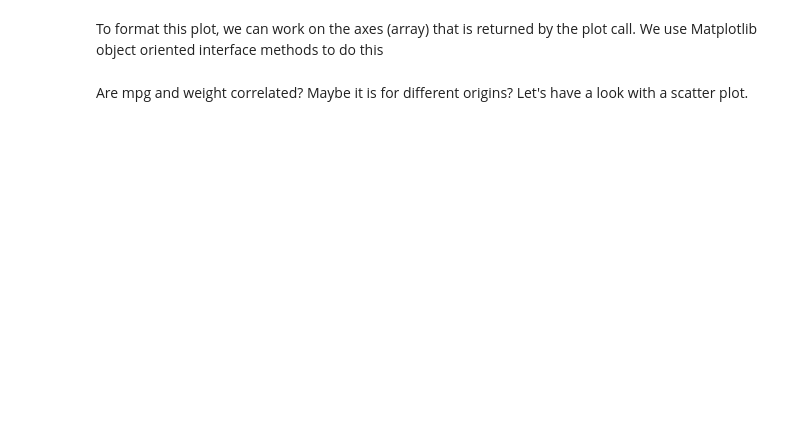
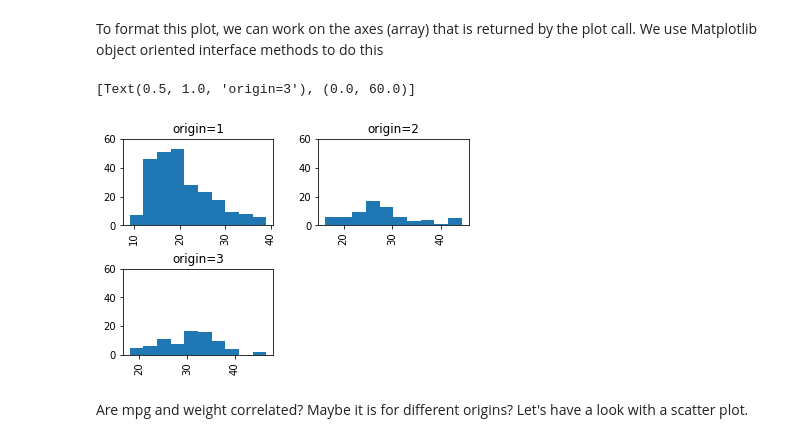
Before and after one commit to KunjPatel98/ENSF-611-Lab-0, a Jupyter notebook: lab0-visualization-auto_mpg.ipynb, the cells around one changed output. Cells and saved outputs as stored; diff of their text form; code cells hidden in the pictures; blank space fills up the shorter version.

```diff
--- a/lab0-visualization-auto_mpg.ipynb
+++ b/lab0-visualization-auto_mpg.ipynb
@@ -75,9 +88,13 @@ axs = data.hist(column='age', by='gender')
 To format this plot, we can work on the axes (array) that is returned by the plot call. We use Matplotlib object oriented interface methods to do this
 # %%
 # Replace variables to correspond to auto-mpg dataset
-axs = data.hist(column='age', by='gender')
-axs[0].set(title='female', ylim=[0, 45])
-axs[1].set(title='male', ylim=[0, 45]);
+axs = data.hist(column='mpg', by='origin')
+axs[0, 0].set(title='origin=1', ylim=[0, 60])
+axs[0, 1].set(title='origin=2', ylim=[0, 60])
+axs[1, 0].set(title='origin=3', ylim=[0, 60])
+# %% [output]
+[Text(0.5, 1.0, 'origin=3'), (0.0, 60.0)]
+[figure, added]
 # %% [markdown]
 Are mpg and weight correlated? Maybe it is for different origins?
 Let's have a look with a scatter plot.
```
Also changed, not shown: parts of 17 cells of this notebook, 1 other file.
